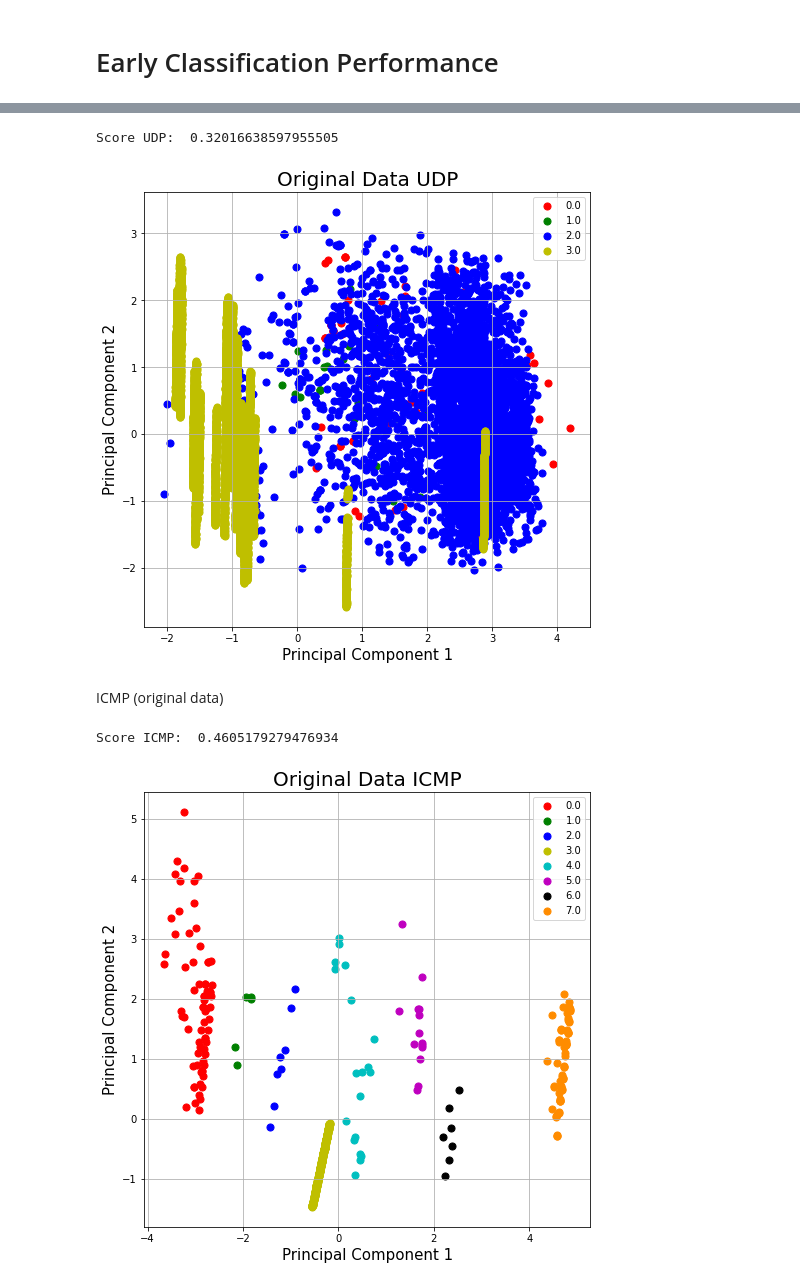
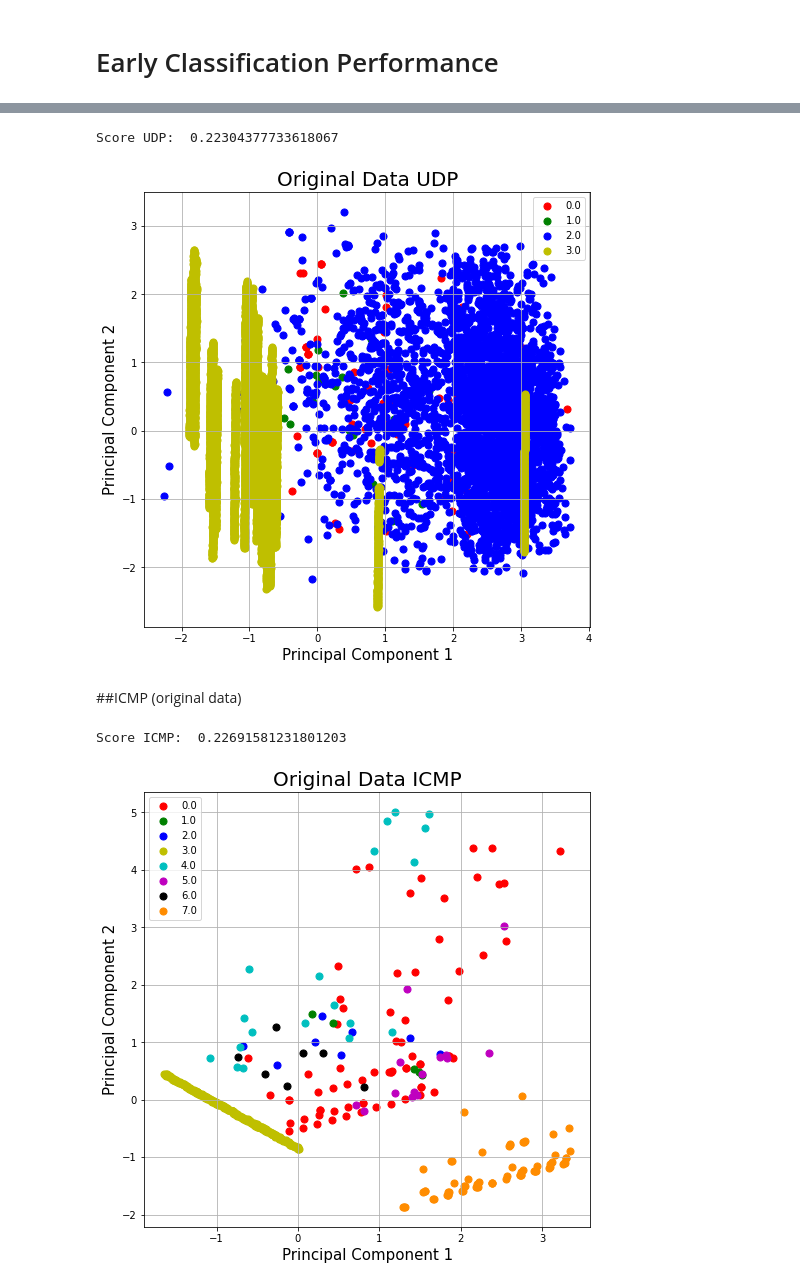
Before and after one commit to CyberSecLabBS/Honeypot_analysis, a Jupyter notebook: 3c_Progetto_Sicurezza_informatica_BIRCH.ipynb, the cells around one changed output, grey strips where cells are left out. Drawn from its saved outputs; the diff is of its cells as text; code cells hidden in the pictures.

```diff
--- a/3c_Progetto_Sicurezza_informatica_BIRCH.ipynb
+++ b/3c_Progetto_Sicurezza_informatica_BIRCH.ipynb
@@ -301,14 +297,14 @@ icmp_parameters[180]=Cluster_parameters(8, 0.6, 15)
 icmp_parameters[600]=Cluster_parameters(9, 0.6, 30)
 # %%
 #features for clustering
-features=[feature10,feature12,feature14,feature16,feature17,feature20,feature21]
+icmp_features=[feature10,feature12,feature14,feature16,feature17,feature20,feature21]
 
 if icmp_window in icmp_parameters.keys():
   actual_param=icmp_parameters[icmp_window]
-  rescaled_data_icmp, icmp_labels, detail=cluster(data_icmp_rm, features, actual_param.num_cluster, actual_param.threshold, actual_param.branching_factor)
+  rescaled_data_icmp, icmp_labels, detail=cluster(data_icmp_rm, icmp_features, actual_param.num_cluster, actual_param.threshold, actual_param.branching_factor)
 else:
   print("There are no algorithm optimizations for this time window. Default parameters are used")
-  rescaled_data_icmp, icmp_labels, detail=cluster(data_icmp_rm, features)
+  rescaled_data_icmp, icmp_labels, detail=cluster(data_icmp_rm, icmp_features)
 
 print("ICMP cluster's details\n", detail)
 # %% [output]
@@ -326,14 +322,11 @@ dtype: int64
 # %% [markdown]
 *Performance*
 # %%
-#remove not used data for clustering
-rescaled_data_icmp.drop([feature1,feature2,feature4,feature6,feature9], axis = 1,inplace=True)
-
 #print clusters
 if icmp_window in icmp_parameters.keys():
   actual_param=icmp_parameters[icmp_window]
-  print_clusters(rescaled_data_icmp, actual_param.num_cluster, "ICMP")
+  print_clusters(rescaled_data_icmp[icmp_features], icmp_labels, actual_param.num_cluster, "ICMP")
 else:
   print("There are no algorithm optimizations for this time window. Default parameters are used")
-  print_clusters(rescaled_data_icmp)
+  print_clusters(rescaled_data_icmp[icmp_features], icmp_labels)
 # %% [output]
@@ -365,18 +358,19 @@ TCP (original data)
 # %%
 old_data_tcp = set_original_labels(data_tcp_rm, data_tcp_original, tcp_labels)
 
-#remove artifical features
-old_data_tcp.drop([feature9,feature10,feature11,feature12,feature13,feature14,feature15,feature16,feature17,feature18,feature19,feature20,feature21], axis = 1,inplace=True)
+#old_tcp_features=[feature1, feature2, feature3, feature4, feature5, feature6, feature7]
+
+old_tcp_features=[feature2, feature3 feature4, feature5]
 
 #evaluating clustering perfomances
-score_tcp = silhouette_score(old_data_tcp,old_data_tcp['cluster'])
+score_tcp = silhouette_score(old_data_tcp[old_tcp_features], old_data_tcp['cluster'])
 print("Score TCP: ", score_tcp)
 
 #print clusters TCP
 if tcp_window in tcp_parameters.keys():
   actual_param=tcp_parameters[tcp_window]
-  print_clusters(old_data_tcp, actual_param.num_cluster, "Original Data TCP")
+  print_clusters(old_data_tcp[old_tcp_features], old_data_tcp['cluster'], actual_param.num_cluster, "Original Data TCP")
 else:
   print("There are no algorithm optimizations for this time window. Default parameters are used")
-  print_clusters(old_data_tcp)
+  print_clusters(old_data_tcp[old_tcp_features], old_data_tcp['cluster'])
 # %% [output]
@@ -387,42 +381,40 @@ UDP (original data)
 # %%
 old_data_udp = set_original_labels(data_udp_rm, data_udp_original, udp_labels)
 
-#remove artifical features
-old_data_udp.drop([feature9, feature10,feature11,feature12,feature13,feature14,feature15,feature16,feature17,feature18,feature19,feature20,feature21], axis = 1,inplace=True)
+old_udp_features=[feature1, feature2, feature3, feature4, feature5, feature6]
 
 #evaluating clustering perfomances
-score_udp = silhouette_score(old_data_udp,old_data_udp['cluster'])
+score_udp = silhouette_score(old_data_udp[old_udp_features],old_data_udp['cluster'])
 print("Score UDP: ", score_udp)
 
 #print clusters UDP
 if udp_window in udp_parameters.keys():
   actual_param=udp_parameters[udp_window]
-  print_clusters(old_data_udp, actual_param.num_cluster, "Original Data UDP")
+  print_clusters(old_data_udp[old_udp_features], old_data_udp['cluster'], actual_param.num_cluster, "Original Data UDP")
 else:
   print("There are no algorithm optimizations for this time window. Default parameters are used")
-  print_clusters(old_data_udp)
+  print_clusters(old_data_udp[old_udp_features], old_data_udp['cluster'])
 # %% [output]
-Score UDP:  0.32016638597955505
+Score UDP:  0.22304377733618067
-[figure, old version]
+[figure, new version]
 # %% [markdown]
-ICMP (original data)
+##ICMP (original data)
 # %%
 old_data_icmp = set_original_labels(data_icmp_rm, data_icmp_original, icmp_labels)
 
-#remove artifical features
-old_data_icmp.drop([feature9,feature10,feature12,feature14,feature16,feature17,feature20,feature21], axis = 1,inplace=True)
+old_icmp_features=[feature1, feature2, feature4, feature6]
 
 #evaluating clustering perfomances
-score_icmp = silhouette_score(old_data_icmp,old_data_icmp['cluster'])
+score_icmp = silhouette_score(old_data_icmp[old_icmp_features],old_data_icmp['cluster'])
 print("Score ICMP: ",score_icmp)
 
 #print clusters ICMP (old data)
 if icmp_window in icmp_parameters.keys():
   actual_param=icmp_parameters[icmp_window]
-  print_clusters(old_data_icmp, actual_param.num_cluster, "Original Data ICMP")
+  print_clusters(old_data_icmp[old_icmp_features],old_data_icmp['cluster'], actual_param.num_cluster, "Original Data ICMP")
 else:
   print("There are no algorithm optimizations for this time window. Default parameters are used")
-  print_clusters(old_data_icmp)
+  print_clusters(old_data_icmp[old_icmp_features],old_data_icmp['cluster'])
 # %% [output]
-Score ICMP:  0.4605179279476934
+Score ICMP:  0.22691581231801203
-[figure, old version]
+[figure, new version]
```
Also changed, not shown: parts of 23 cells of this notebook.
